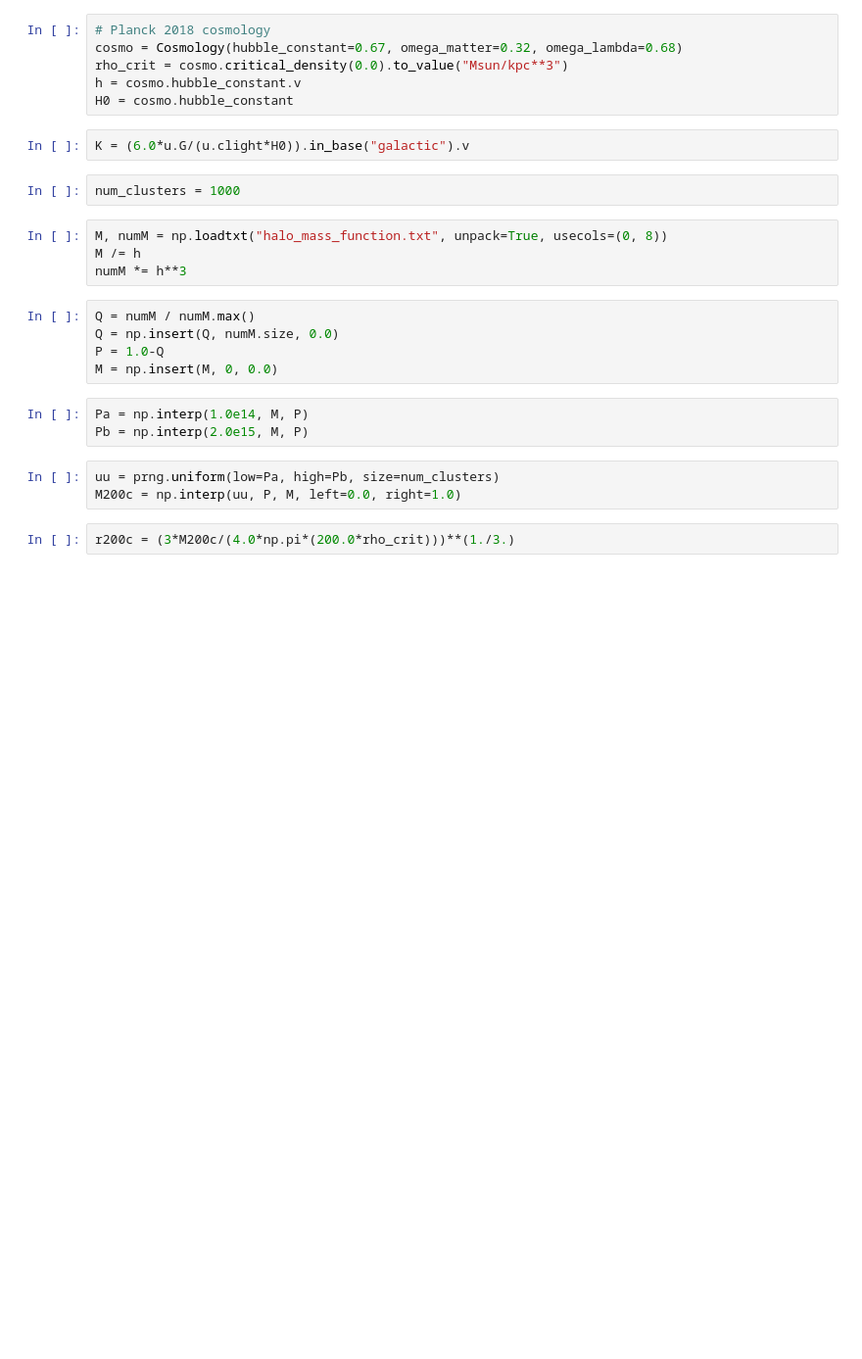
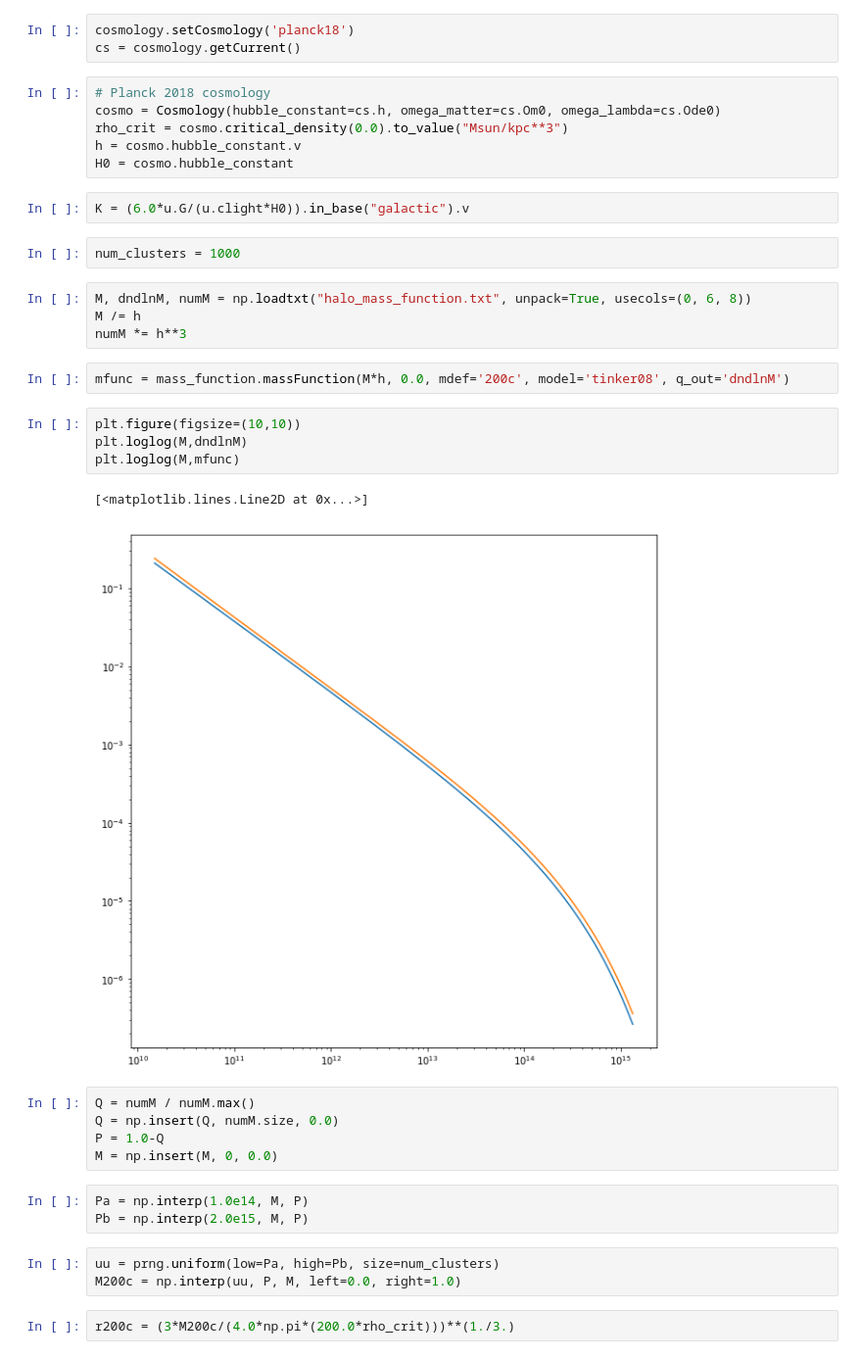
Before and after one commit to JacobSims29/eg_clusters, a Jupyter notebook: eg_nfw_halos.ipynb, the cells around one changed output. Shown: that part at 98% size. Saved outputs shown, nothing was run; the diff lists cells and outputs as text; blank space fills up the shorter version.

```diff
--- a/eg_nfw_halos.ipynb
+++ b/eg_nfw_halos.ipynb
@@ -12,8 +15,11 @@ from numpy.random import RandomState
 # %%
 prng = RandomState(24)
+# %%
+cosmology.setCosmology('planck18')
+cs = cosmology.getCurrent()
 # %%
 # Planck 2018 cosmology
-cosmo = Cosmology(hubble_constant=0.67, omega_matter=0.32, omega_lambda=0.68)
+cosmo = Cosmology(hubble_constant=cs.h, omega_matter=cs.Om0, omega_lambda=cs.Ode0)
 rho_crit = cosmo.critical_density(0.0).to_value("Msun/kpc**3")
 h = cosmo.hubble_constant.v
 H0 = cosmo.hubble_constant
@@ -22,9 +28,18 @@ K = (6.0*u.G/(u.clight*H0)).in_base("galactic").v
 # %%
 num_clusters = 1000
 # %%
-M, numM = np.loadtxt("halo_mass_function.txt", unpack=True, usecols=(0, 8))
+M, dndlnM, numM = np.loadtxt("halo_mass_function.txt", unpack=True, usecols=(0, 6, 8))
 M /= h
 numM *= h**3
+# %%
+mfunc = mass_function.massFunction(M*h, 0.0, mdef='200c', model='tinker08', q_out='dndlnM')
+# %%
+plt.figure(figsize=(10,10))
+plt.loglog(M,dndlnM)
+plt.loglog(M,mfunc)
+# %% [output]
+[<matplotlib.lines.Line2D at 0x...>]
+[figure, added]
 # %%
 Q = numM / numM.max()
 Q = np.insert(Q, numM.size, 0.0)
```
Also changed, not shown: parts of 14 cells of this notebook.
